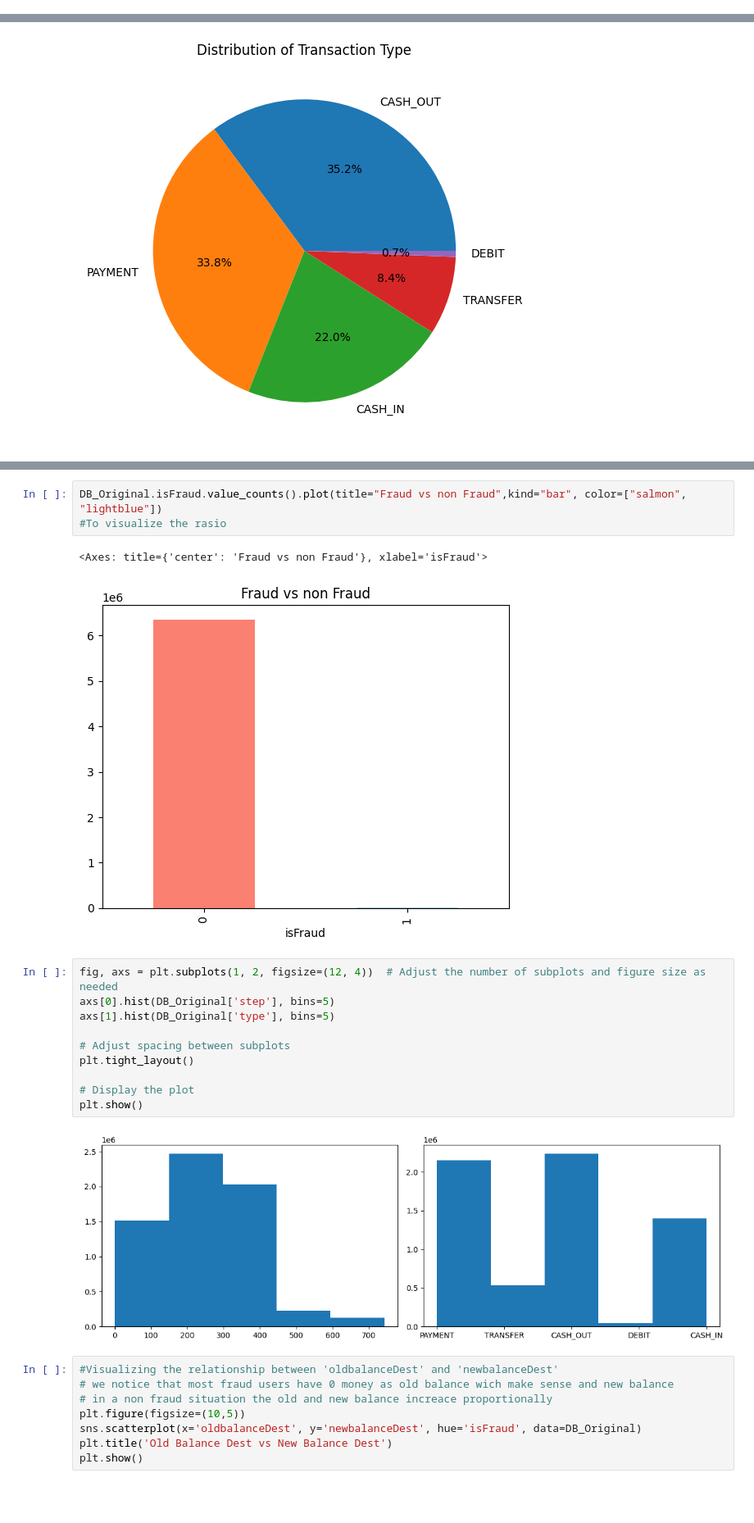
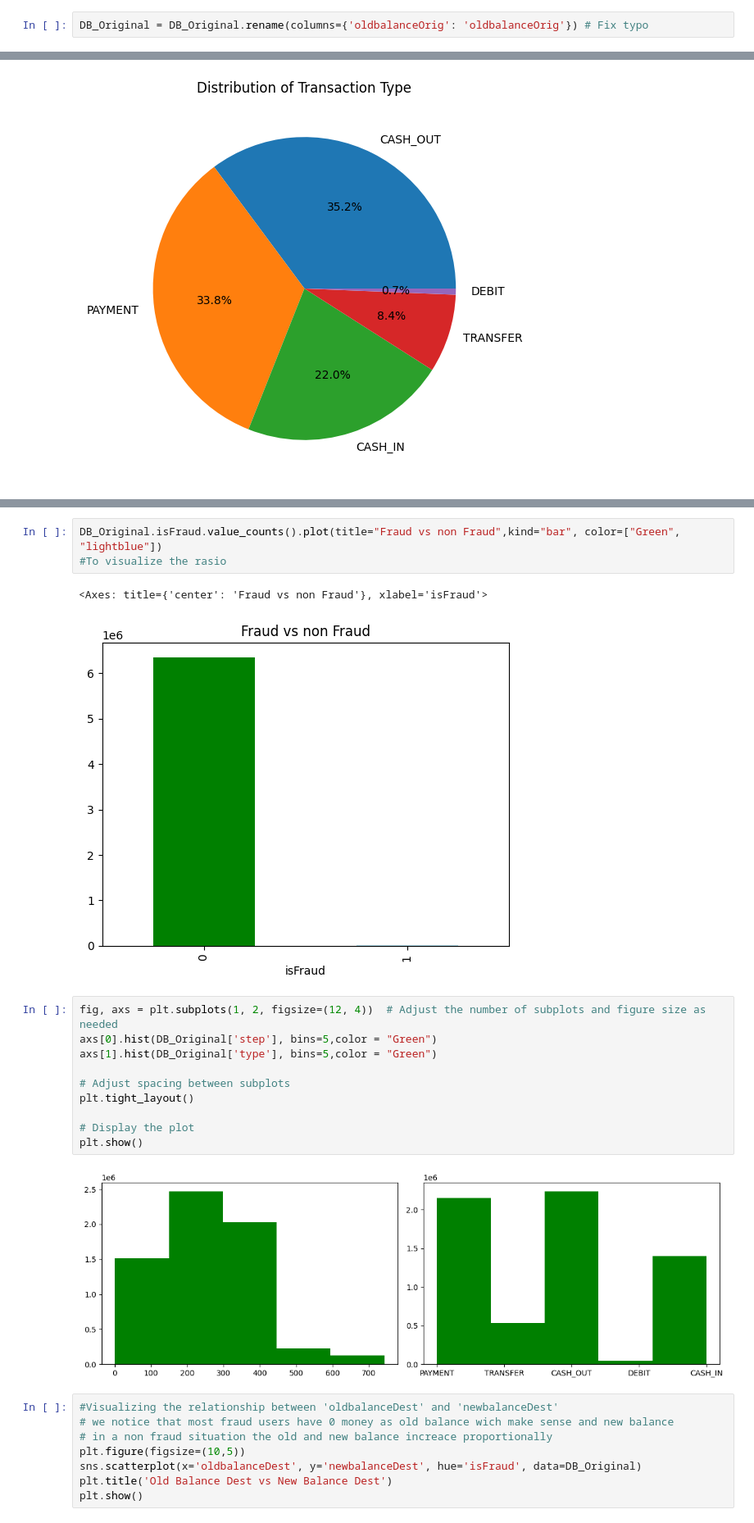
Before and after one commit to Abdullah1423/ML_fraud_Detection, a Jupyter notebook: fraud_Detection.ipynb, the cells around one changed output, grey strips where cells are left out. Shown at 82% size. Saved outputs shown, nothing was run; the diff lists cells and outputs as text; blank space fills up the shorter version.

```diff
--- a/fraud_Detection.ipynb
+++ b/fraud_Detection.ipynb
@@ -54,3 +54,5 @@ DB_Original.head(10) # first 10 rows
+# %%
+DB_Original = DB_Original.rename(columns={'oldbalanceOrig': 'oldbalanceOrig'}) # Fix typo
 # %%
 DB_Original.tail(10) # last 10 rows
 # %% [output]
@@ -151,21 +162,21 @@ sns.heatmap(correlation.round(2), annot=True, cmap='coolwarm');
 # %%
-DB_Original.isFraud.value_counts().plot(title="Fraud vs non Fraud",kind="bar", color=["salmon", "lightblue"])
+DB_Original.isFraud.value_counts().plot(title="Fraud vs non Fraud",kind="bar", color=["Green", "lightblue"])
 #To visualize the rasio
 # %% [output]
 <Axes: title={'center': 'Fraud vs non Fraud'}, xlabel='isFraud'>
-[figure, old version]
+[figure, new version]
 # %%
 fig, axs = plt.subplots(1, 2, figsize=(12, 4))  # Adjust the number of subplots and figure size as needed
-axs[0].hist(DB_Original['step'], bins=5)
-axs[1].hist(DB_Original['type'], bins=5)
+axs[0].hist(DB_Original['step'], bins=5,color = "Green")
+axs[1].hist(DB_Original['type'], bins=5,color = "Green")
 
 # Adjust spacing between subplots
 plt.tight_layout()
 
 # Display the plot
 plt.show()
 # %% [output]
-[figure, old version]
+[figure, new version]
 # %%
 #Visualizing the relationship between 'oldbalanceDest' and 'newbalanceDest'
 # we notice that most fraud users have 0 money as old balance wich make sense and new balance
```
Also changed, not shown: parts of 24 cells of this notebook.
